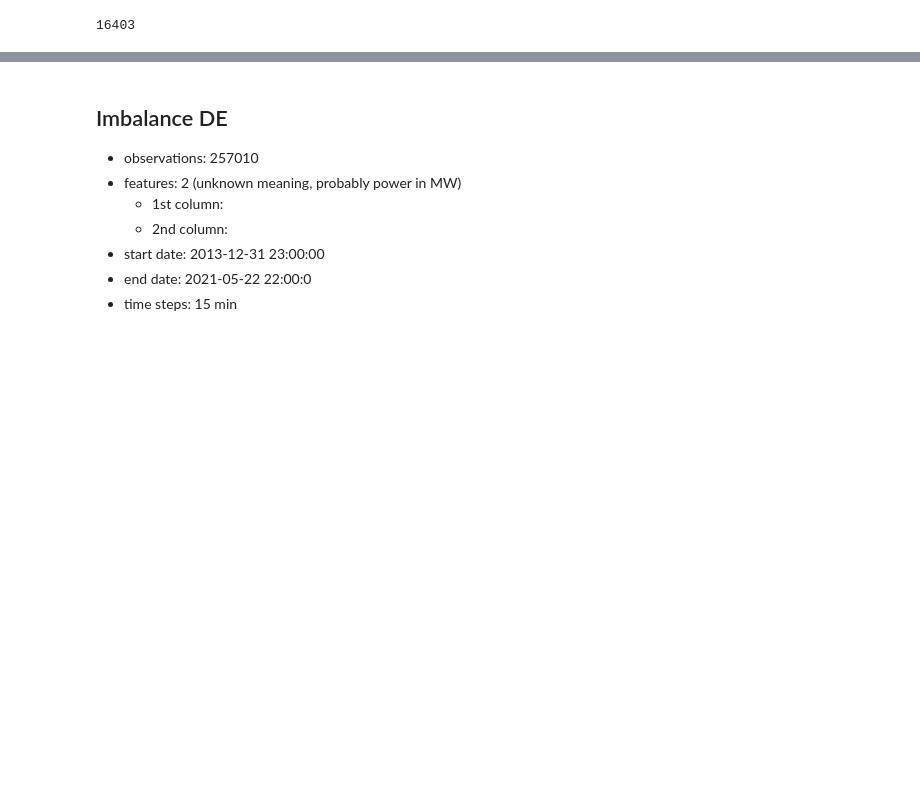
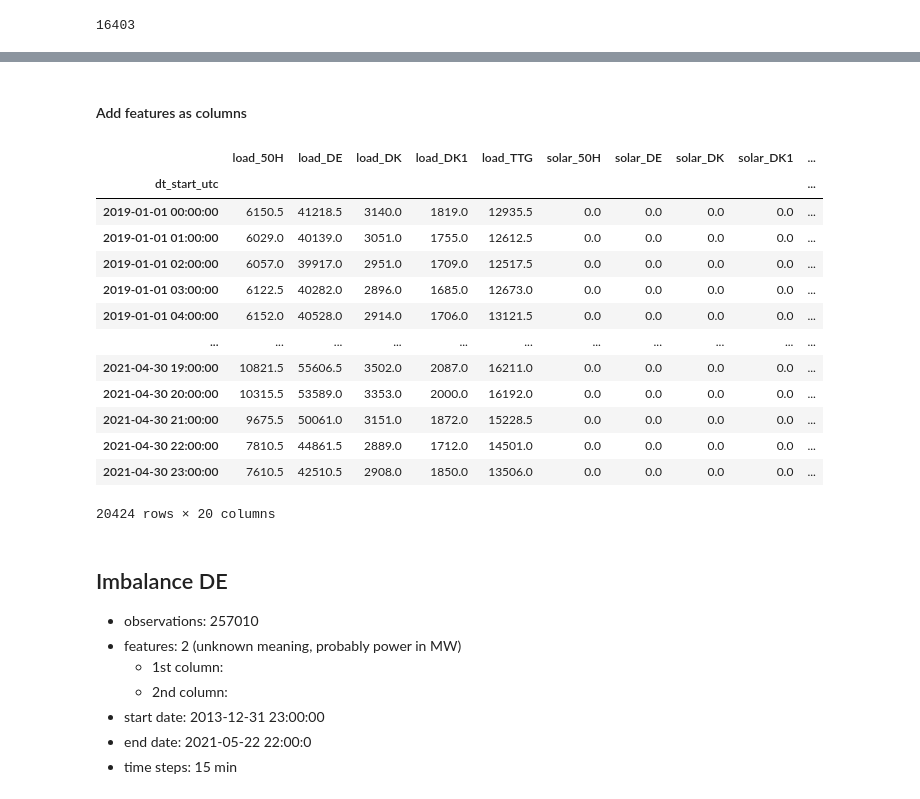
Before and after one commit to Windbenders/capstone_energy, a Jupyter notebook: notebooks/eda1_laurent.ipynb, the cells around one changed output, grey strips where cells are left out. Drawn from its saved outputs; the diff is of its cells as text; code cells hidden in the pictures; blank space fills up the shorter version.

```diff
--- a/notebooks/eda1_laurent.ipynb
+++ b/notebooks/eda1_laurent.ipynb
@@ -227,4 +331,0 @@ es_fc.describe()
-# %%
-# convert timestamps to datetime object
-es_fc['dt_start_utc'] = pd.to_datetime(es_fc['dt_start_utc'])
-es_fc['version_utc'] = pd.to_datetime(es_fc['version_utc'])
@@ -254,0 +332,2 @@ KeyboardInterrupt:
+# %% [markdown]
+#### Add features as columns
@@ -255,3 +336,52 @@ KeyboardInterrupt:
+# %%
+# Load Forecast
+es_fc_df['load_50H'] = fill_missing(es_fc[(es_fc['type'] == 'Load Forecast') & (es_fc['area'] == '50Hertz')])['power_mw']
+es_fc_df['load_DE'] = fill_missing(es_fc[(es_fc['type'] == 'Load Forecast') & (es_fc['area'] == 'DE')])['power_mw']
+es_fc_df['load_DK'] = fill_missing(es_fc[(es_fc['type'] == 'Load Forecast') & (es_fc['area'] == 'DK')])['power_mw']
+es_fc_df['load_DK1'] = fill_missing(es_fc[(es_fc['type'] == 'Load Forecast') & (es_fc['area'] == 'DK1')])['power_mw']
+es_fc_df['load_TTG'] = fill_missing(es_fc[(es_fc['type'] == 'Load Forecast') & (es_fc['area'] == 'TTG')])['power_mw']
+# %%
+# Renewables Forecast
+
+#solar
+es_fc_df['solar_50H'] = fill_missing(es_fc[(es_fc['type'] == 'Renewables Forecast') & (es_fc['carrier'] == 'Solar') & (es_fc['area'] == '50Hertz')])['power_mw']
+es_fc_df['solar_DE'] = fill_missing(es_fc[(es_fc['type'] == 'Renewables Forecast') & (es_fc['carrier'] == 'Solar') & (es_fc['area'] == 'DE')])['power_mw']
+es_fc_df['solar_DK'] = fill_missing(es_fc[(es_fc['type'] == 'Renewables Forecast') & (es_fc['carrier'] == 'Solar') & (es_fc['area'] == 'DK')])['power_mw']
+es_fc_df['solar_DK1'] = fill_missing(es_fc[(es_fc['type'] == 'Renewables Forecast') & (es_fc['carrier'] == 'Solar') & (es_fc['area'] == 'DK1')])['power_mw']
+es_fc_df['solar_TTG'] = fill_missing(es_fc[(es_fc['type'] == 'Renewables Forecast') & (es_fc['carrier'] == 'Solar') & (es_fc['area'] == 'TTG')])['power_mw']
+
+#Wind Offshore
+es_fc_df['offshore_50H'] = fill_missing(es_fc[(es_fc['type'] == 'Renewables Forecast') & (es_fc['carrier'] == 'Wind Offshore') & (es_fc['area'] == '50Hertz')])['power_mw']
+es_fc_df['offshore_DE'] = fill_missing(es_fc[(es_fc['type'] == 'Renewables Forecast') & (es_fc['carrier'] == 'Wind Offshore') & (es_fc['area'] == 'DE')])['power_mw']
+es_fc_df['offshore_DK'] = fill_missing(es_fc[(es_fc['type'] == 'Renewables Forecast') & (es_fc['carrier'] == 'Wind Offshore') & (es_fc['area'] == 'DK')])['power_mw']
+es_fc_df['offshore_DK1'] = fill_missing(es_fc[(es_fc['type'] == 'Renewables Forecast') & (es_fc['carrier'] == 'Wind Offshore') & (es_fc['area'] == 'DK1')])['power_mw']
+es_fc_df['offshore_TTG'] = fill_missing(es_fc[(es_fc['type'] == 'Renewables Forecast') & (es_fc['carrier'] == 'Wind Offshore') & (es_fc['area'] == 'TTG')])['power_mw']
+
+#Wind Onshore
+es_fc_df['onshore_50H'] = fill_missing(es_fc[(es_fc['type'] == 'Renewables Forecast') & (es_fc['carrier'] == 'Wind Onshore') & (es_fc['area'] == '50Hertz')])['power_mw']
+es_fc_df['onshore_DE'] = fill_missing(es_fc[(es_fc['type'] == 'Renewables Forecast') & (es_fc['carrier'] == 'Wind Onshore') & (es_fc['area'] == 'DE')])['power_mw']
+es_fc_df['onshore_DK'] = fill_missing(es_fc[(es_fc['type'] == 'Renewables Forecast') & (es_fc['carrier'] == 'Wind Onshore') & (es_fc['area'] == 'DK')])['power_mw']
+es_fc_df['onshore_DK1'] = fill_missing(es_fc[(es_fc['type'] == 'Renewables Forecast') & (es_fc['carrier'] == 'Wind Onshore') & (es_fc['area'] == 'DK1')])['power_mw']
+es_fc_df['onshore_TTG'] = fill_missing(es_fc[(es_fc['type'] == 'Renewables Forecast') & (es_fc['carrier'] == 'Wind Onshore') & (es_fc['area'] == 'TTG')])['power_mw']
+# %%
+es_fc_df.drop(['power_mw', 'carrier', 'type', 'area'], axis=1, inplace=True)
+# %%
+es_fc_df
+# %% [output]
+|  | load_50H | load_DE | load_DK | load_DK1 | load_TTG | solar_50H | solar_DE | solar_DK | solar_DK1 | ... |
+| dt_start_utc |  |  |  |  |  |  |  |  |  | ... |
+| 2019-01-01 00:00:00 | 6150.5 | 41218.5 | 3140.0 | 1819.0 | 12935.5 | 0.0 | 0.0 | 0.0 | 0.0 | ... |
+| 2019-01-01 01:00:00 | 6029.0 | 40139.0 | 3051.0 | 1755.0 | 12612.5 | 0.0 | 0.0 | 0.0 | 0.0 | ... |
+| 2019-01-01 02:00:00 | 6057.0 | 39917.0 | 2951.0 | 1709.0 | 12517.5 | 0.0 | 0.0 | 0.0 | 0.0 | ... |
+| 2019-01-01 03:00:00 | 6122.5 | 40282.0 | 2896.0 | 1685.0 | 12673.0 | 0.0 | 0.0 | 0.0 | 0.0 | ... |
+| 2019-01-01 04:00:00 | 6152.0 | 40528.0 | 2914.0 | 1706.0 | 13121.5 | 0.0 | 0.0 | 0.0 | 0.0 | ... |
+| ... | ... | ... | ... | ... | ... | ... | ... | ... | ... | ... |
+| 2021-04-30 19:00:00 | 10821.5 | 55606.5 | 3502.0 | 2087.0 | 16211.0 | 0.0 | 0.0 | 0.0 | 0.0 | ... |
+| 2021-04-30 20:00:00 | 10315.5 | 53589.0 | 3353.0 | 2000.0 | 16192.0 | 0.0 | 0.0 | 0.0 | 0.0 | ... |
+| 2021-04-30 21:00:00 | 9675.5 | 50061.0 | 3151.0 | 1872.0 | 15228.5 | 0.0 | 0.0 | 0.0 | 0.0 | ... |
+| 2021-04-30 22:00:00 | 7810.5 | 44861.5 | 2889.0 | 1712.0 | 14501.0 | 0.0 | 0.0 | 0.0 | 0.0 | ... |
+| 2021-04-30 23:00:00 | 7610.5 | 42510.5 | 2908.0 | 1850.0 | 13506.0 | 0.0 | 0.0 | 0.0 | 0.0 | ... |
+20424 rows × 20 columns
 # %% [markdown]
 ## Imbalance DE
 
```
Also changed, not shown: parts of 53 cells of this notebook.
